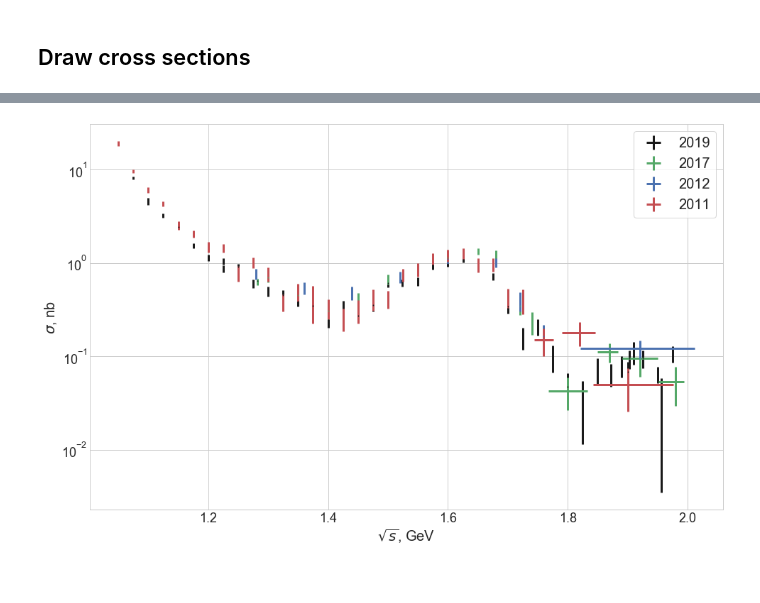
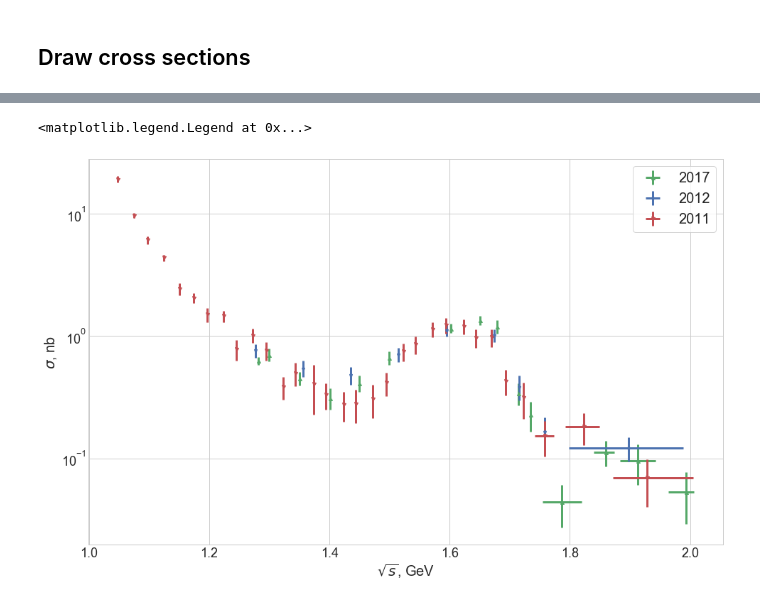
Before and after one commit to nikita-p/research, a Jupyter notebook: uproot/Visible.ipynb, the cells around one changed output, grey strips where cells are left out. Saved outputs shown, nothing was run; the diff lists cells and outputs as text; code cells hidden in the pictures.

```diff
--- a/uproot/Visible.ipynb
+++ b/uproot/Visible.ipynb
@@ -139,16 +140,17 @@ errE[12] = [cs12.dEmin*2e-3, cs12.dEmax*2e-3]
 errE[17] = [cs17.dEmin*2e-3, cs17.dEmax*2e-3]
 errE[19] = [cs19.dEmin*2e-3, cs19.dEmax*2e-3]
 # %%
-plt.errorbar(cs19.index*2e-3, cs19.born, yerr=cs19.born_err, xerr=errE[19], fmt='kd', elinewidth=3, ms=1, label='2019')
-plt.errorbar(cs17.index*2e-3, cs17.born, yerr=cs17.born_err, xerr=errE[17], fmt='g^', elinewidth=3, ms=1, label='2017')
-plt.errorbar(cs12.index*2e-3, cs12.born, yerr=cs12.born_err, xerr=errE[12], fmt='bp', elinewidth=3, ms=1, label='2012')
-plt.errorbar(cs11.index*2e-3, cs11.born, yerr=cs11.born_err, xerr=errE[11], fmt='rv', elinewidth=3, ms=1, label='2011')
+#plt.errorbar(cs19.Emean*2e-3, cs19.born, yerr=cs19.born_err, xerr=errE[19], fmt='kd', elinewidth=3, ms=5, label='2019')
+plt.errorbar(cs17.Emean*2e-3, cs17.born, yerr=cs17.born_err, xerr=errE[17], fmt='g^', elinewidth=3, ms=5, label='2017')
+plt.errorbar(cs12.Emean*2e-3, cs12.born, yerr=cs12.born_err, xerr=errE[12], fmt='bp', elinewidth=3, ms=5, label='2012')
+plt.errorbar(cs11.Emean*2e-3, cs11.born, yerr=cs11.born_err, xerr=errE[11], fmt='rv', elinewidth=3, ms=5, label='2011')
 plt.yscale('log')
 plt.xlabel('$\sqrt{s}$, GeV', fontsize=20)
 plt.ylabel('$\sigma$, nb', fontsize=20)
 ax = plt.gca()
 ax.tick_params(labelsize=18)
 ax.legend(fontsize=20, frameon=True)
 #plt.savefig('cs.pdf')
 # %% [output]
+<matplotlib.legend.Legend at 0x...>
-[figure, old version]
+[figure, new version]
```
Also changed, not shown: parts of 6 cells of this notebook, 9 other files.
